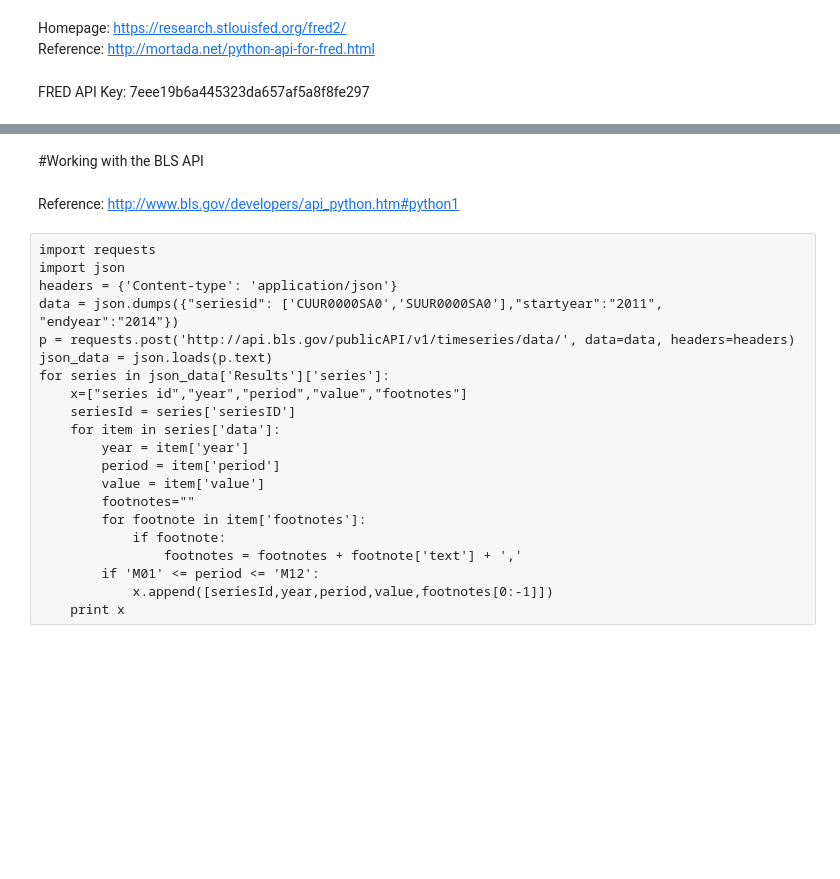
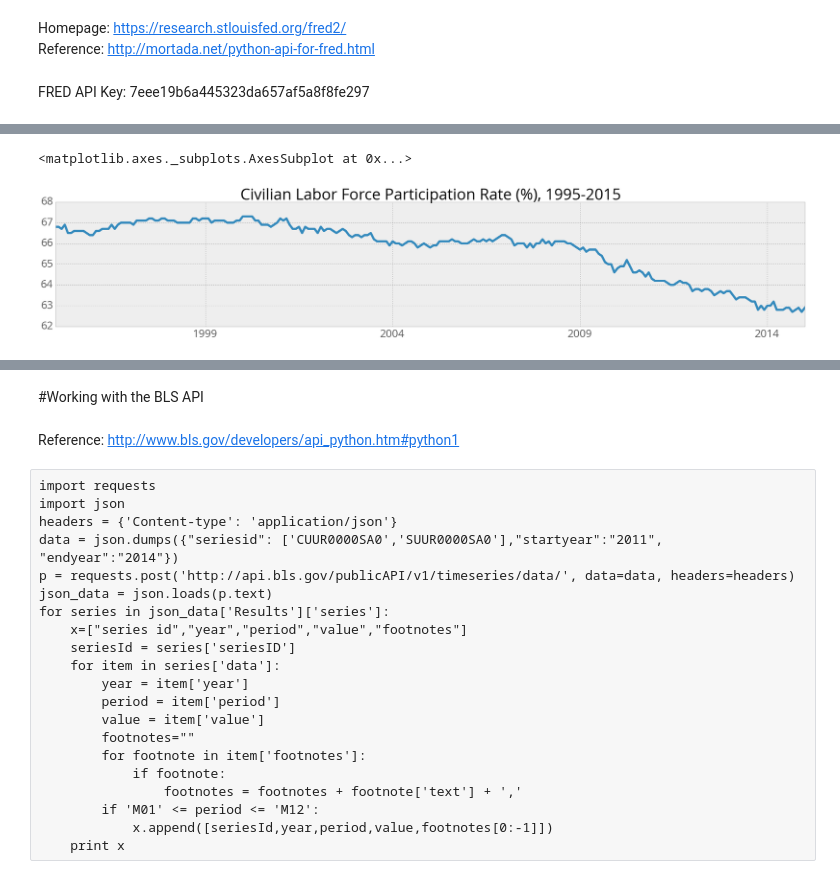
Before and after one commit to c-trl/economic-trends-vs-headline-sentiment-nlp-analysis, a Jupyter notebook: fred-api.ipynb, the cells around one changed output, grey strips where cells are left out. Drawn from its saved outputs; the diff is of its cells as text; code cells hidden in the pictures; blank space fills up the shorter version.

```diff
--- a/fred-api.ipynb
+++ b/fred-api.ipynb
@@ -146,0 +168,6 @@ df
+# %%
+df['Civilian Labor Force Participation Rate'].plot(figsize=(30,5),
+                                   title='Civilian Labor Force Participation Rate (%), 1995-2015')
+# %% [output]
+<matplotlib.axes._subplots.AxesSubplot at 0x...>
+[figure, added]
```
Also changed, not shown: parts of 13 cells of this notebook.
